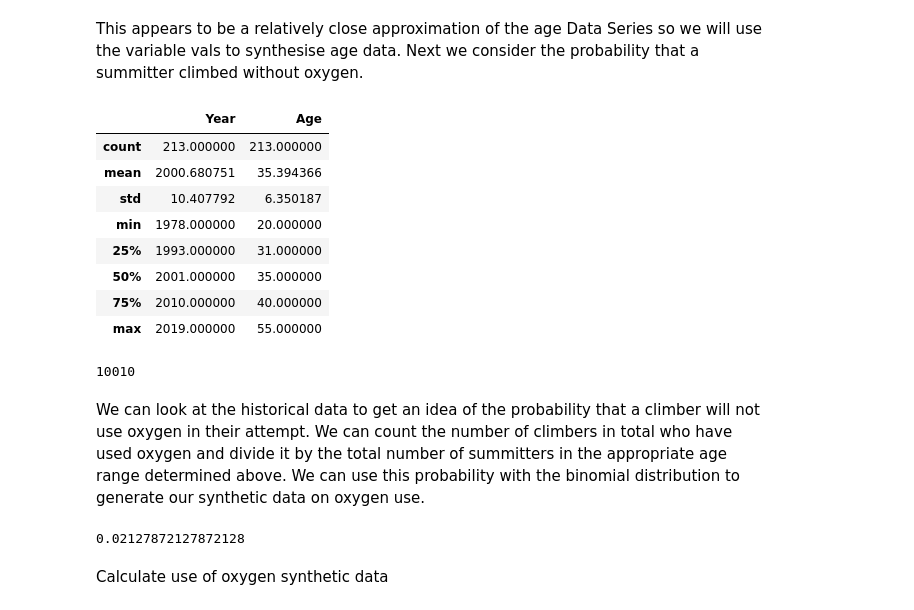
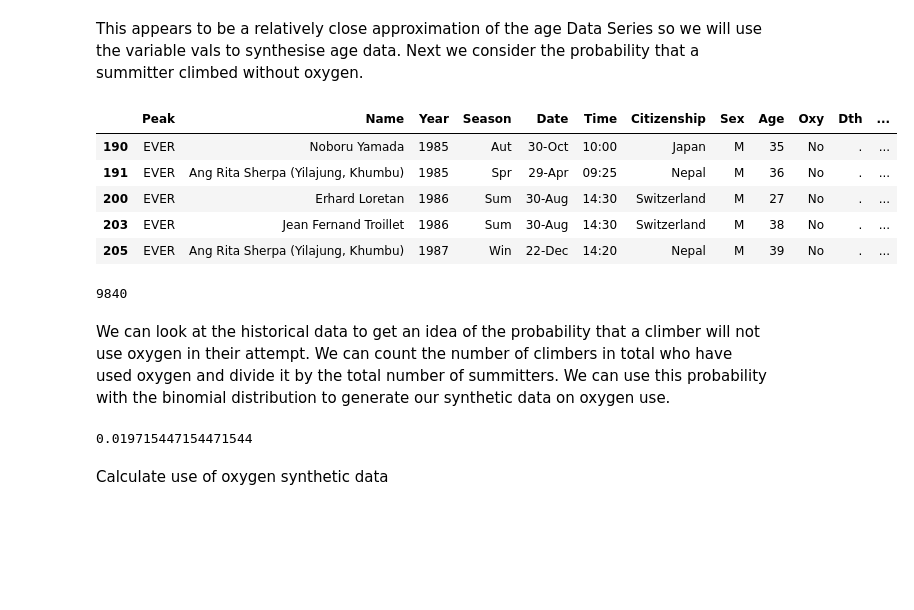
Before and after one commit to dreapadoir/PfDA_Project, a Jupyter notebook: Everest.ipynb, the cells around one changed output. Cells and saved outputs as stored; diff of their text form; code cells hidden in the pictures; blank space fills up the shorter version.

```diff
--- a/Everest.ipynb
+++ b/Everest.ipynb
@@ -27,3 +27,6 @@ df.head()
 | 2 | EVER | Hans-Rudolf Von Gunten | 1956 | Spr | 24-May | 11:00 | Switzerland | M | 27 | Y | . | ... |
 | 3 | EVER | Juerg P. Marmet | 1956 | Spr | 23-May | 14:00 | Switzerland | M | 28 | Y | . | ... |
 | 4 | EVER | Ernst Schmied | 1956 | Spr | 23-May | 14:00 | Switzerland | M | 31 | Y | . | ... |
+# %%
+df = df.loc[df.loc[:, 'Year'] >= 1985]
+df
@@ -87,29 +104,26 @@ plt.hist(vals, bins=10)
 This appears to be a relatively close approximation of the age Data Series so we will use the variable vals to synthesise age data. Next we consider the probability that a summitter climbed without oxygen.
 # %%
 noOxygen = df.loc[df.loc[:,'Oxy'] == 'No']
-noOxygen.describe()
+noOxygen.head()
 # %% [output]
-|  | Year | Age |
-| count | 213.000000 | 213.000000 |
-| mean | 2000.680751 | 35.394366 |
-| std | 10.407792 | 6.350187 |
-| min | 1978.000000 | 20.000000 |
-| 25% | 1993.000000 | 31.000000 |
-| 50% | 2001.000000 | 35.000000 |
-| 75% | 2010.000000 | 40.000000 |
-| max | 2019.000000 | 55.000000 |
+|  | Peak | Name | Year | Season | Date | Time | Citizenship | Sex | Age | Oxy | Dth | ... |
+| 190 | EVER | Noboru Yamada | 1985 | Aut | 30-Oct | 10:00 | Japan | M | 35 | No | . | ... |
+| 191 | EVER | Ang Rita Sherpa (Yilajung, Khumbu) | 1985 | Spr | 29-Apr | 09:25 | Nepal | M | 36 | No | . | ... |
+| 200 | EVER | Erhard Loretan | 1986 | Sum | 30-Aug | 14:30 | Switzerland | M | 27 | No | . | ... |
+| 203 | EVER | Jean Fernand Troillet | 1986 | Sum | 30-Aug | 14:30 | Switzerland | M | 38 | No | . | ... |
+| 205 | EVER | Ang Rita Sherpa (Yilajung, Khumbu) | 1987 | Win | 22-Dec | 14:20 | Nepal | M | 39 | No | . | ... |
 # %%
 noOxPotential = df.Age.count()
 noOxPotential
 # %% [output]
-10010
+9840
 # %% [markdown]
-We can look at the historical data to get an idea of the probability that a climber will not use oxygen in their attempt. We can count the number of climbers in total who have used oxygen and divide it by the total number of summitters in the appropriate age range determined above. We can use this probability with the binomial distribution to generate our synthetic data on oxygen use.
+We can look at the historical data to get an idea of the probability that a climber will not use oxygen in their attempt. We can count the number of climbers in total who have used oxygen and divide it by the total number of summitters. We can use this probability with the binomial distribution to generate our synthetic data on oxygen use.
 # %%
 noOxProbability = noOxygen.Age.count() / noOxPotential
 noOxProbability
 # %% [output]
-0.02127872127872128
+0.019715447154471544
 # %% [markdown]
 Calculate use of oxygen synthetic data
 # %%
```
Also changed, not shown: parts of 13 cells of this notebook.
